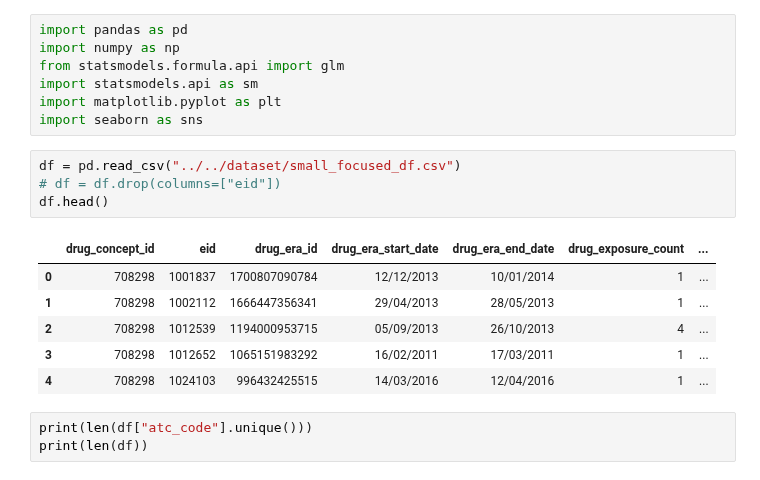
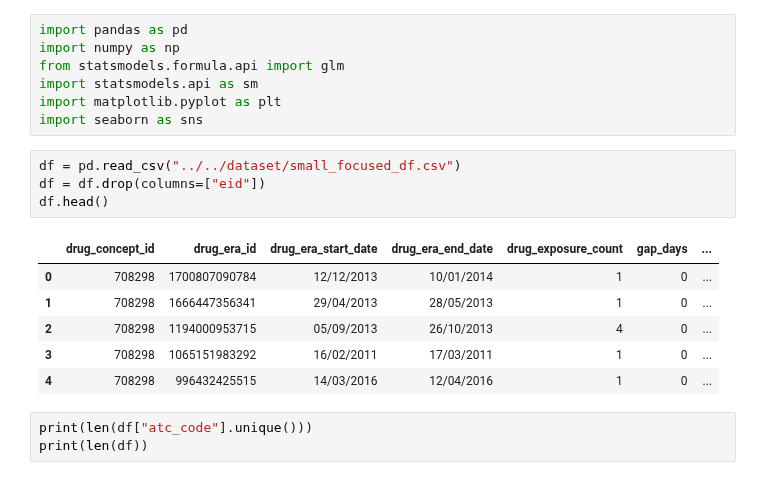
Before and after one commit to spicadust/Project_PerMed, a Jupyter notebook: notebooks/pattern/glm.ipynb, the cells around one changed output. Drawn from its saved outputs; the diff is of its cells as text.

```diff
--- a/notebooks/pattern/glm.ipynb
+++ b/notebooks/pattern/glm.ipynb
@@ -15,15 +15,15 @@ import matplotlib.pyplot as plt
 import seaborn as sns
 # %%
 df = pd.read_csv("../../dataset/small_focused_df.csv")
-# df = df.drop(columns=["eid"])
+df = df.drop(columns=["eid"])
 df.head()
 # %% [output]
-|  | drug_concept_id | eid | drug_era_id | drug_era_start_date | drug_era_end_date | drug_exposure_count | ... |
-| 0 | 708298 | 1001837 | 1700807090784 | 12/12/2013 | 10/01/2014 | 1 | ... |
-| 1 | 708298 | 1002112 | 1666447356341 | 29/04/2013 | 28/05/2013 | 1 | ... |
-| 2 | 708298 | 1012539 | 1194000953715 | 05/09/2013 | 26/10/2013 | 4 | ... |
-| 3 | 708298 | 1012652 | 1065151983292 | 16/02/2011 | 17/03/2011 | 1 | ... |
-| 4 | 708298 | 1024103 | 996432425515 | 14/03/2016 | 12/04/2016 | 1 | ... |
+|  | drug_concept_id | drug_era_id | drug_era_start_date | drug_era_end_date | drug_exposure_count | gap_days | ... |
+| 0 | 708298 | 1700807090784 | 12/12/2013 | 10/01/2014 | 1 | 0 | ... |
+| 1 | 708298 | 1666447356341 | 29/04/2013 | 28/05/2013 | 1 | 0 | ... |
+| 2 | 708298 | 1194000953715 | 05/09/2013 | 26/10/2013 | 4 | 0 | ... |
+| 3 | 708298 | 1065151983292 | 16/02/2011 | 17/03/2011 | 1 | 0 | ... |
+| 4 | 708298 | 996432425515 | 14/03/2016 | 12/04/2016 | 1 | 0 | ... |
 # %%
 print(len(df["atc_code"].unique()))
 print(len(df))
```
